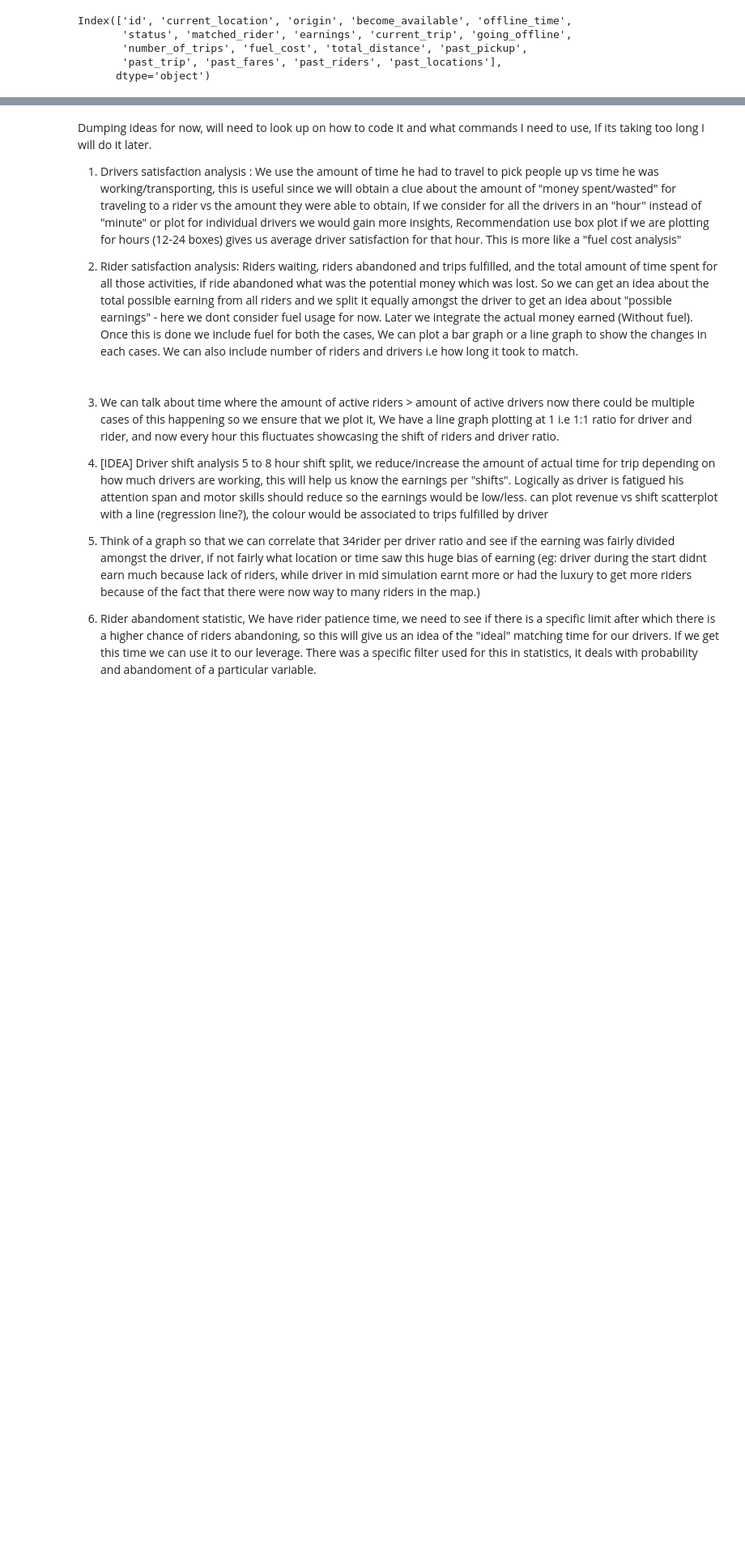
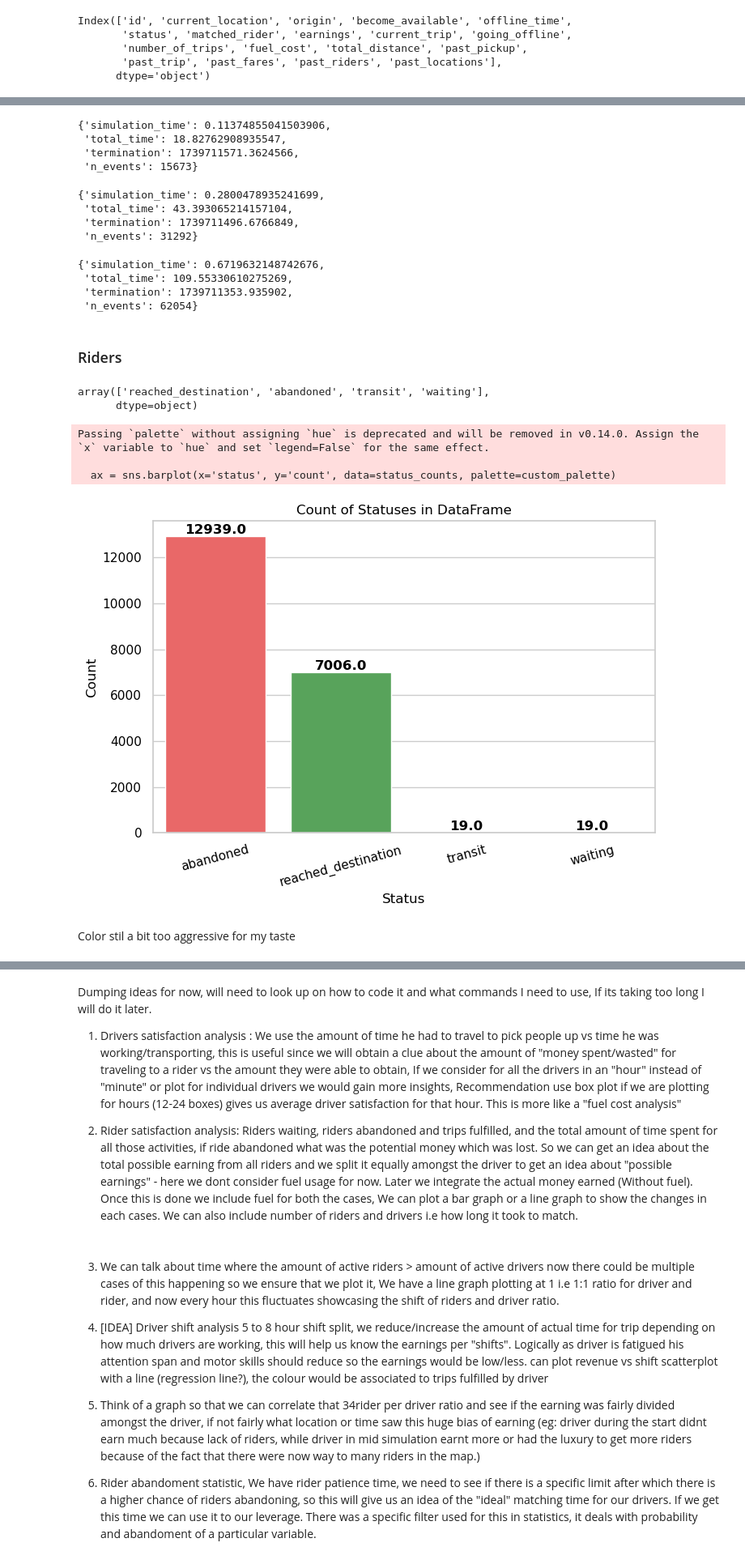
Before and after one commit to noPunintended/Squareshire_simulation, a Jupyter notebook: Codes/notebooks/eda.ipynb, the cells around one changed output, grey strips where cells are left out. Shown at 81% size. Drawn from its saved outputs; the diff is of its cells as text; code cells hidden in the pictures; blank space fills up the shorter version.

```diff
--- a/Codes/notebooks/eda.ipynb
+++ b/Codes/notebooks/eda.ipynb
@@ -85,0 +134,67 @@ Before classifying transit and waiting into abandoned and fulfilled
+# %%
+sim_stats_2_5k
+# %% [output]
+{'simulation_time': 0.11374855041503906,
+ 'total_time': 18.82762908935547,
+ 'termination': 1739711571.3624566,
+ 'n_events': 15673}
+# %%
+sim_stats_5k
+# %% [output]
+{'simulation_time': 0.2800478935241699,
+ 'total_time': 43.393065214157104,
+ 'termination': 1739711496.6766849,
+ 'n_events': 31292}
+# %%
+sim_stats_10k
+# %% [output]
+{'simulation_time': 0.6719632148742676,
+ 'total_time': 109.55330610275269,
+ 'termination': 1739711353.935902,
+ 'n_events': 62054}
+# %% [markdown]
+### Riders
+# %%
+riders_df['status'].unique()
+# %% [output]
+array(['reached_destination', 'abandoned', 'transit', 'waiting'],
+      dtype=object)
+# %%
+# Count occurrences of each status
+status_counts = riders_df['status'].value_counts().reset_index()
+status_counts.columns = ['status', 'count']
+
+custom_palette = {
+    'reached_destination': '#4CAF50',  # Vibrant Green
+    'abandoned': '#FF5252',            # Bright Red
+    'transit': '#42A5F5',              # Vivid Blue
+    'waiting': '#FFA726'               # Bright Orange
+}
+# Set seaborn style
+sns.set_theme(style="whitegrid")
+
+# Create the bar plot
+plt.figure(figsize=(8, 5))
+ax = sns.barplot(x='status', y='count', data=status_counts, palette=custom_palette)
+
+# Labels and title
+plt.xlabel("Status", color='black')
+plt.ylabel("Count", color='black')
+plt.title("Count of Statuses in DataFrame", color='black')
+plt.xticks(rotation=15, color='black')  # Slightly tilt labels for readability
+plt.yticks(color='black')
+
+# Show values on top of bars
+for p in ax.patches:
+    ax.annotate(f'{p.get_height()}', (p.get_x() + p.get_width() / 2, p.get_height()),
+                ha='center', va='bottom', fontsize=12, fontweight='bold', color='black')
+
+# Show the plot
+plt.show()
+# %% [output]
+Passing `palette` without assigning `hue` is deprecated and will be removed in v0.14.0. Assign the `x` variable to `hue` and set `legend=False` for the same effect.
+
+  ax = sns.barplot(x='status', y='count', data=status_counts, palette=custom_palette)
+[figure, added]
+# %% [markdown]
+Color stil a bit too aggressive for my taste
```
Also changed, not shown: parts of 26 cells of this notebook, 1 other file.
